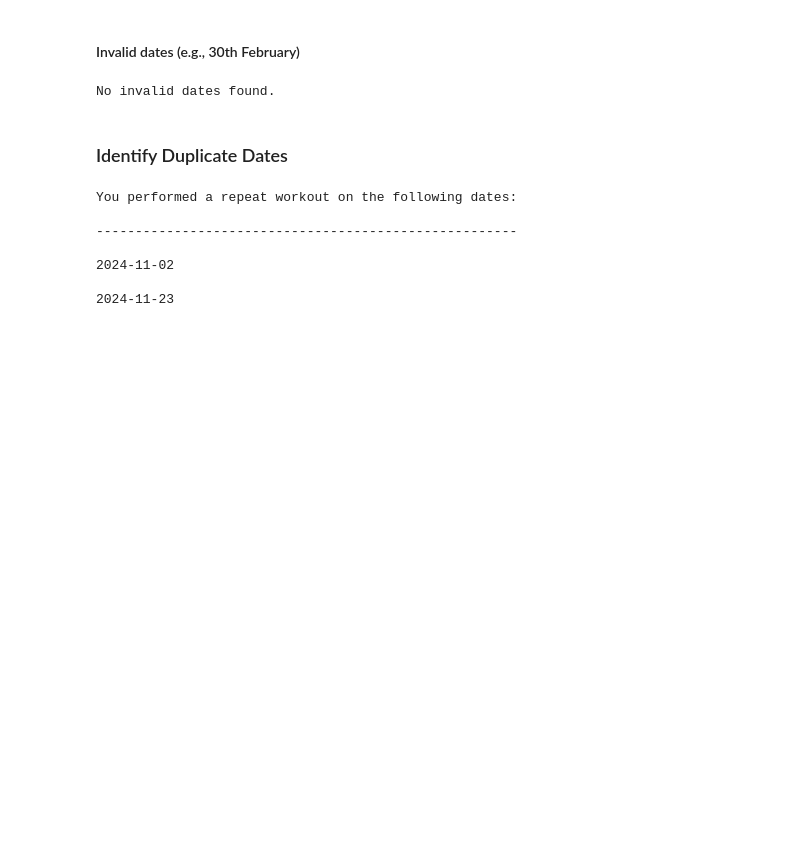
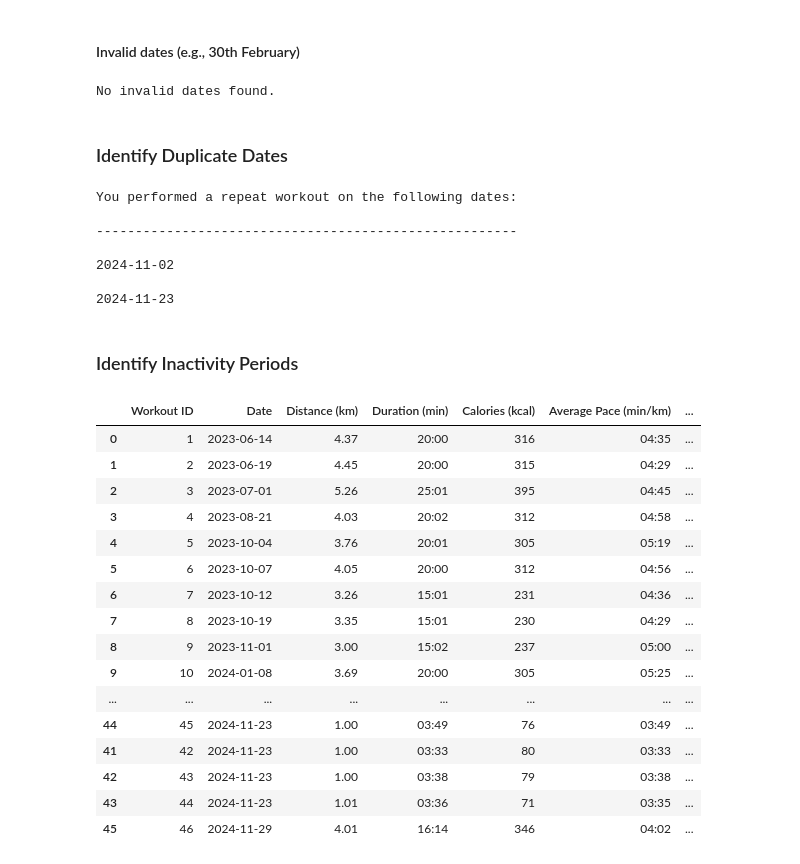
Before and after one commit to valecase4/Runalyze, a Jupyter notebook: notebooks/02_temporal_data_analysis.ipynb, the cells around one changed output. Drawn from its saved outputs; the diff is of its cells as text; code cells hidden in the pictures; blank space fills up the shorter version.

```diff
--- a/notebooks/02_temporal_data_analysis.ipynb
+++ b/notebooks/02_temporal_data_analysis.ipynb
@@ -108,3 +109,5 @@ You performed a repeat workout on the following dates:
 2024-11-02
 
 2024-11-23
+# %% [markdown]
+### Identify Inactivity Periods
@@ -110,0 +116,21 @@ You performed a repeat workout on the following dates:
+# %%
+df['Date Difference'] = df['Date'].diff().dt.days
+df
+# %% [output]
+|  | Workout ID | Date | Distance (km) | Duration (min) | Calories (kcal) | Average Pace (min/km) | ... |
+| 0 | 1 | 2023-06-14 | 4.37 | 20:00 | 316 | 04:35 | ... |
+| 1 | 2 | 2023-06-19 | 4.45 | 20:00 | 315 | 04:29 | ... |
+| 2 | 3 | 2023-07-01 | 5.26 | 25:01 | 395 | 04:45 | ... |
+| 3 | 4 | 2023-08-21 | 4.03 | 20:02 | 312 | 04:58 | ... |
+| 4 | 5 | 2023-10-04 | 3.76 | 20:01 | 305 | 05:19 | ... |
+| 5 | 6 | 2023-10-07 | 4.05 | 20:00 | 312 | 04:56 | ... |
+| 6 | 7 | 2023-10-12 | 3.26 | 15:01 | 231 | 04:36 | ... |
+| 7 | 8 | 2023-10-19 | 3.35 | 15:01 | 230 | 04:29 | ... |
+| 8 | 9 | 2023-11-01 | 3.00 | 15:02 | 237 | 05:00 | ... |
+| 9 | 10 | 2024-01-08 | 3.69 | 20:00 | 305 | 05:25 | ... |
+| ... | ... | ... | ... | ... | ... | ... | ... |
+| 44 | 45 | 2024-11-23 | 1.00 | 03:49 | 76 | 03:49 | ... |
+| 41 | 42 | 2024-11-23 | 1.00 | 03:33 | 80 | 03:33 | ... |
+| 42 | 43 | 2024-11-23 | 1.00 | 03:38 | 79 | 03:38 | ... |
+| 43 | 44 | 2024-11-23 | 1.01 | 03:36 | 71 | 03:35 | ... |
+| 45 | 46 | 2024-11-29 | 4.01 | 16:14 | 346 | 04:02 | ... |
```
Also changed, not shown: parts of 8 cells of this notebook.
